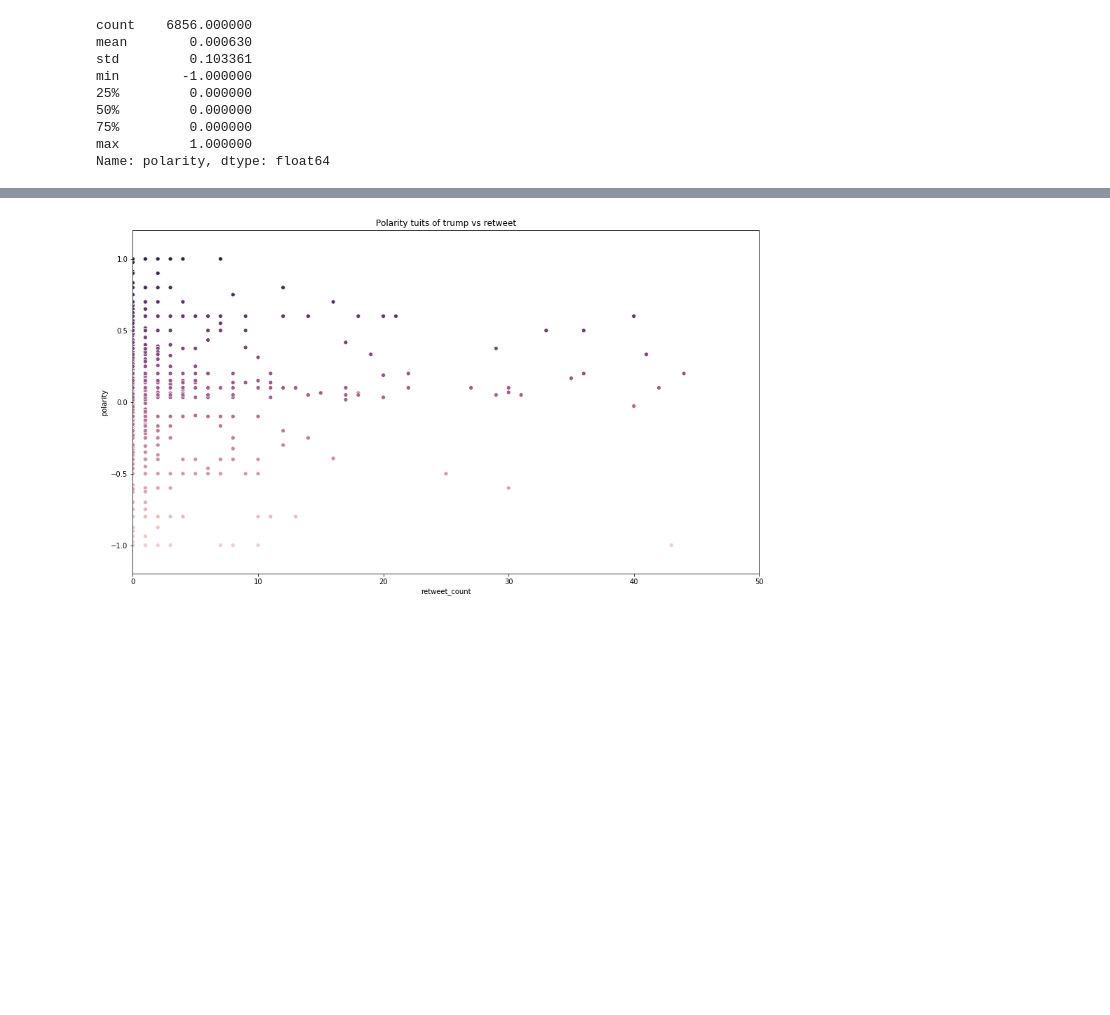
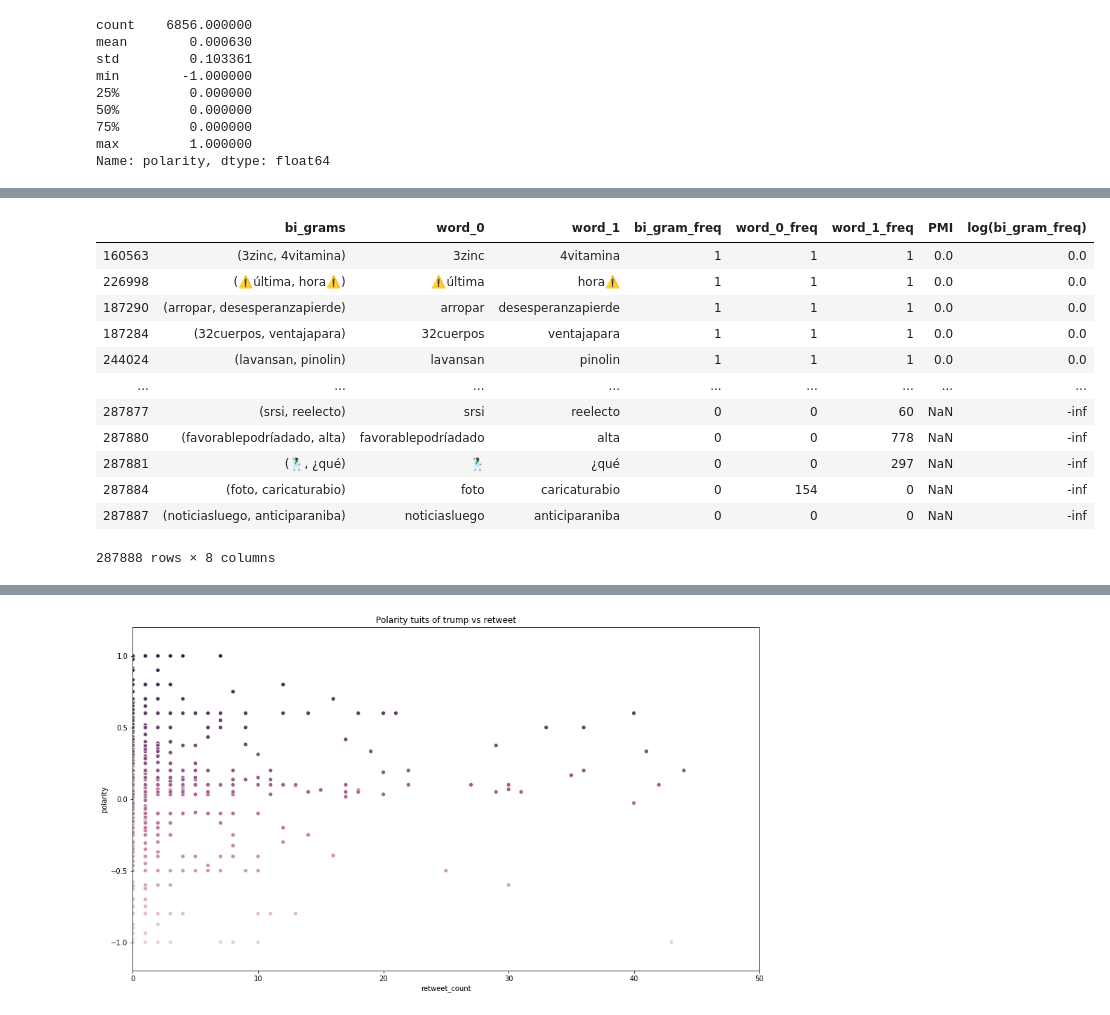
Before and after one commit to AnthonyPernia/TuitsAnalyzerElectionsUnitedStates2020, a Jupyter notebook: analysis_of_tweets.ipynb, the cells around one changed output, grey strips where cells are left out. Cells and saved outputs as stored; diff of their text form; code cells hidden in the pictures; blank space fills up the shorter version.

Commit message:
add data

```diff
--- a/analysis_of_tweets.ipynb
+++ b/analysis_of_tweets.ipynb
@@ -244,0 +274,34 @@ plt.show()
+# %%
+threshold = 2
+filtered_words = [ word for word in text_a.split() if len(word)>threshold]
+filtered_word_dist = FreqDist(filtered_words)
+# %%
+md_bigrams = list(nltk.bigrams(text_a.split()))
+filtered_bigrams = [bigram for bigram in md_bigrams if len(bigram[0])>threshold and len(bigram[1])>threshold]
+filtered_bigrams_dist = FreqDist(filtered_bigrams)
+# %%
+df = pd.DataFrame()
+df['bi_grams'] = list(set(fdist_a))
+df['word_0'] = df['bi_grams'].apply(lambda x: x[0])
+df['word_1'] = df['bi_grams'].apply(lambda x: x[1])
+df['bi_gram_freq'] = df['bi_grams'].apply(lambda x: filtered_bigrams_dist[x] )
+df['word_0_freq'] = df['word_0'].apply(lambda x: filtered_word_dist[x] )
+df['word_1_freq'] = df['word_1'].apply(lambda x: filtered_word_dist[x] )
+# %%
+df['PMI'] = df[['bi_gram_freq','word_0_freq','word_1_freq']].apply(lambda x: np.log2(x.values[0]/(x.values[1]*x.values[2])), axis = 1)
+df['log(bi_gram_freq)']=df['bi_gram_freq'].apply(lambda x: np.log2(x))
+df.sort_values(by='PMI', ascending=False)
+# %% [output]
+|  | bi_grams | word_0 | word_1 | bi_gram_freq | word_0_freq | word_1_freq | PMI | log(bi_gram_freq) |
+| 160563 | (3zinc, 4vitamina) | 3zinc | 4vitamina | 1 | 1 | 1 | 0.0 | 0.0 |
+| 226998 | (⚠️última, hora⚠️) | ⚠️última | hora⚠️ | 1 | 1 | 1 | 0.0 | 0.0 |
+| 187290 | (arropar, desesperanzapierde) | arropar | desesperanzapierde | 1 | 1 | 1 | 0.0 | 0.0 |
+| 187284 | (32cuerpos, ventajapara) | 32cuerpos | ventajapara | 1 | 1 | 1 | 0.0 | 0.0 |
+| 244024 | (lavansan, pinolin) | lavansan | pinolin | 1 | 1 | 1 | 0.0 | 0.0 |
+| ... | ... | ... | ... | ... | ... | ... | ... | ... |
+| 287877 | (srsi, reelecto) | srsi | reelecto | 0 | 0 | 60 | NaN | -inf |
+| 287880 | (favorablepodríadado, alta) | favorablepodríadado | alta | 0 | 0 | 778 | NaN | -inf |
+| 287881 | (🕺🏿, ¿qué) | 🕺🏿 | ¿qué | 0 | 0 | 297 | NaN | -inf |
+| 287884 | (foto, caricaturabio) | foto | caricaturabio | 0 | 154 | 0 | NaN | -inf |
+| 287887 | (noticiasluego, anticiparaniba) | noticiasluego | anticiparaniba | 0 | 0 | 0 | NaN | -inf |
+287888 rows × 8 columns
```
Also changed, not shown: parts of 16 cells of this notebook, 6 other files.
